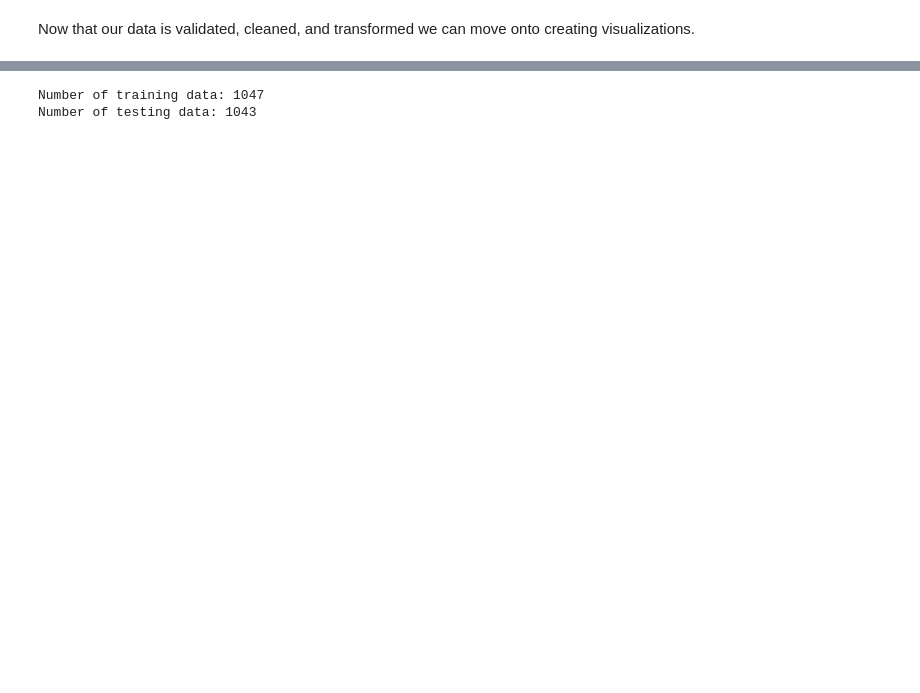
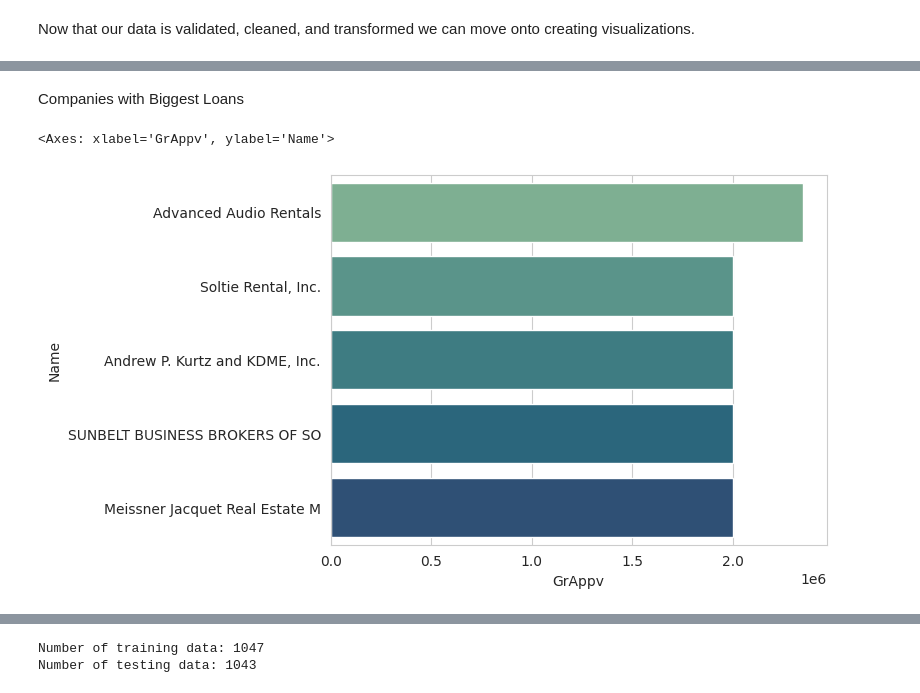
Before and after one commit to fdeiab/image-repo, a Jupyter notebook: Loan_Default_Predicition.ipynb, the cells around one changed output, grey strips where cells are left out. Cells and saved outputs as stored; diff of their text form; code cells hidden in the pictures; blank space fills up the shorter version.

```diff
--- a/Loan_Default_Predicition.ipynb
+++ b/Loan_Default_Predicition.ipynb
@@ -316,0 +371,7 @@ Now that our data is validated, cleaned, and transformed we can move onto creati
+# %% [markdown]
+Companies with Biggest Loans
+# %%
+sns.barplot(x='GrAppv' , y='Name', data=df.sort_values('GrAppv',ascending=False).head(5), orient="h", palette="crest")
+# %% [output]
+<Axes: xlabel='GrAppv', ylabel='Name'>
+[figure, added]
```
Also changed, not shown: parts of 18 cells of this notebook.
